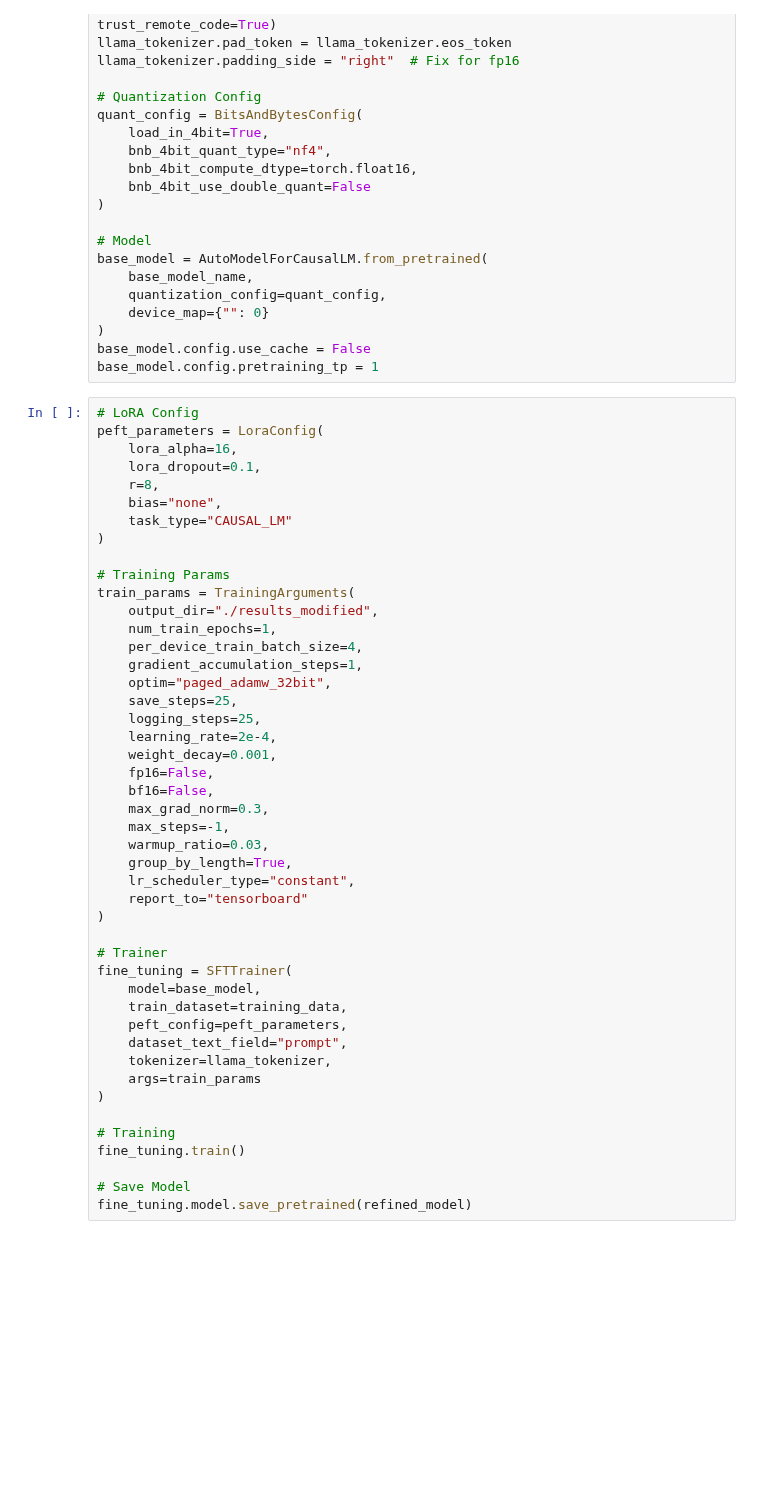
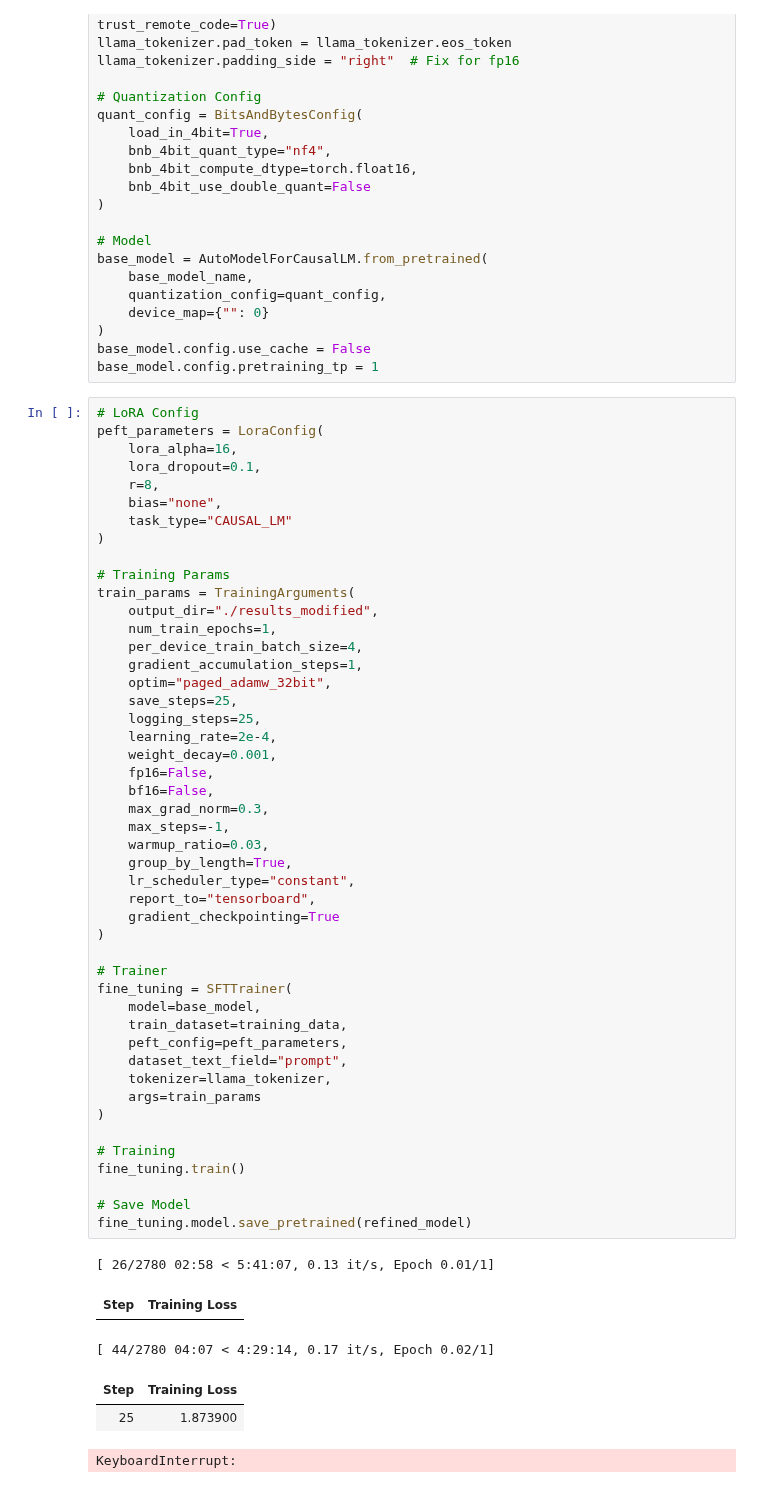
Before and after one commit to hermeschen1116/emotion-chat-bot, a Jupyter notebook: bot/correspond_generator/test.ipynb, the cells around one changed output. Saved outputs shown, nothing was run; the diff lists cells and outputs as text; blank space fills up the shorter version.

```diff
--- a/bot/correspond_generator/test.ipynb
+++ b/bot/correspond_generator/test.ipynb
@@ -83,31 +90,39 @@ train_params = TrainingArguments(
 	gradient_accumulation_steps=1,
 	optim="paged_adamw_32bit",
 	save_steps=25,
 	logging_steps=25,
 	learning_rate=2e-4,
 	weight_decay=0.001,
 	fp16=False,
 	bf16=False,
 	max_grad_norm=0.3,
 	max_steps=-1,
 	warmup_ratio=0.03,
 	group_by_length=True,
 	lr_scheduler_type="constant",
-	report_to="tensorboard"
+	report_to="tensorboard",
+	gradient_checkpointing=True
 )
 
 # Trainer
 fine_tuning = SFTTrainer(
 	model=base_model,
 	train_dataset=training_data,
 	peft_config=peft_parameters,
 	dataset_text_field="prompt",
 	tokenizer=llama_tokenizer,
 	args=train_params
 )
 
 # Training
 fine_tuning.train()
 
 # Save Model
 fine_tuning.model.save_pretrained(refined_model)
+# %% [output]
+[ 26/2780 02:58 < 5:41:07, 0.13 it/s, Epoch 0.01/1]
+| Step | Training Loss |
+[ 44/2780 04:07 < 4:29:14, 0.17 it/s, Epoch 0.02/1]
+| Step | Training Loss |
+| 25 | 1.873900 |
+KeyboardInterrupt:
```
Also changed, not shown: parts of 2 cells of this notebook.
